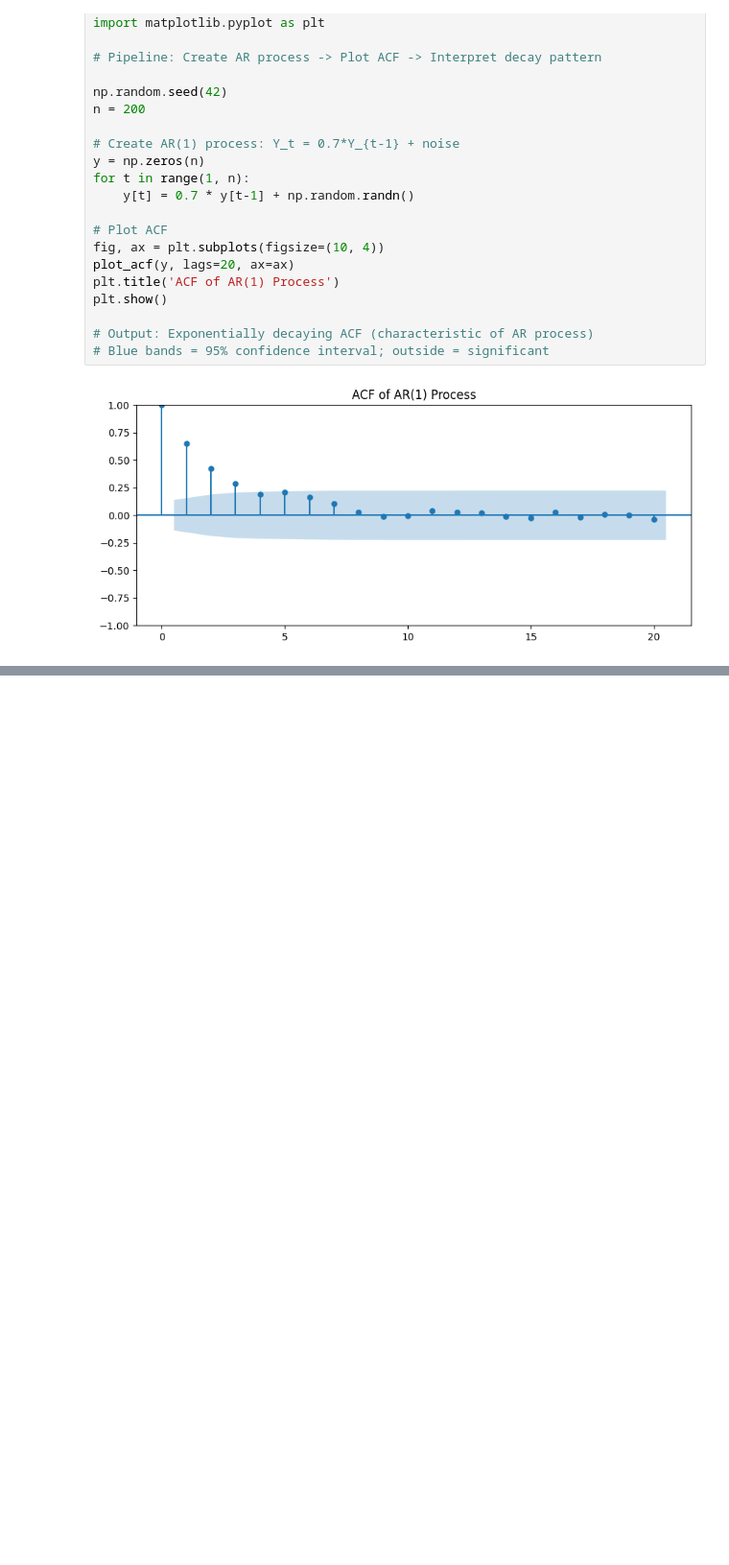
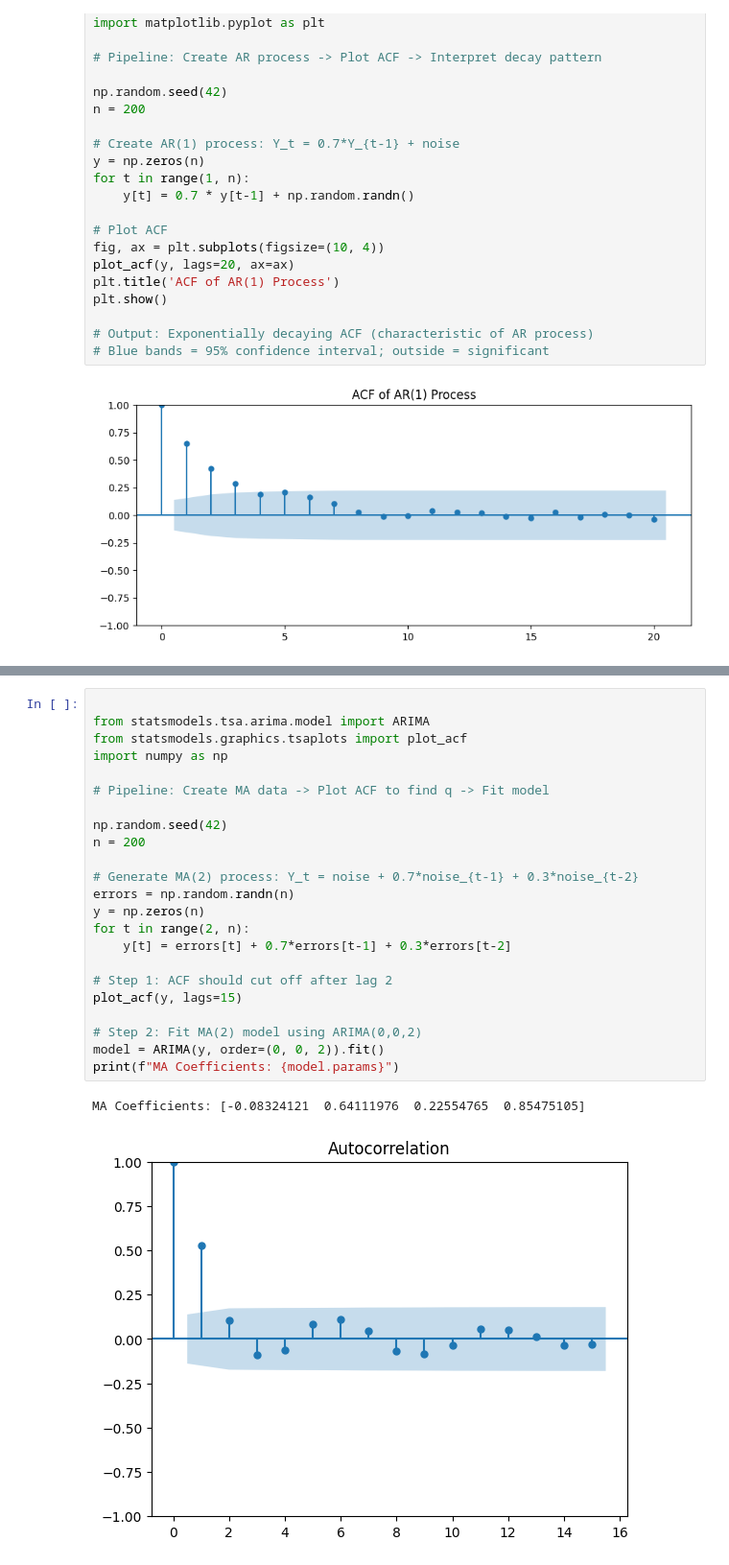
Before and after one commit to daemonX10/Notes, a Jupyter notebook: 01_foundations_mathematics/02_time_series/code.ipynb, the cells around one changed output, grey strips where cells are left out. Shown at 96% size. Drawn from its saved outputs; the diff is of its cells as text; blank space fills up the shorter version.

```diff
--- a/01_foundations_mathematics/02_time_series/code.ipynb
+++ b/01_foundations_mathematics/02_time_series/code.ipynb
@@ -394,0 +447,26 @@ plt.show()
+# %%
+
+from statsmodels.tsa.arima.model import ARIMA
+from statsmodels.graphics.tsaplots import plot_acf
+import numpy as np
+
+# Pipeline: Create MA data -> Plot ACF to find q -> Fit model
+
+np.random.seed(42)
+n = 200
+
+# Generate MA(2) process: Y_t = noise + 0.7*noise_{t-1} + 0.3*noise_{t-2}
+errors = np.random.randn(n)
+y = np.zeros(n)
+for t in range(2, n):
+    y[t] = errors[t] + 0.7*errors[t-1] + 0.3*errors[t-2]
+
+# Step 1: ACF should cut off after lag 2
+plot_acf(y, lags=15)
+
+# Step 2: Fit MA(2) model using ARIMA(0,0,2)
+model = ARIMA(y, order=(0, 0, 2)).fit()
+print(f"MA Coefficients: {model.params}")
+# %% [output]
+MA Coefficients: [-0.08324121  0.64111976  0.22554765  0.85475105]
+[figure, added]
```
Also changed, not shown: parts of 2 cells of this notebook, 1 other file.
